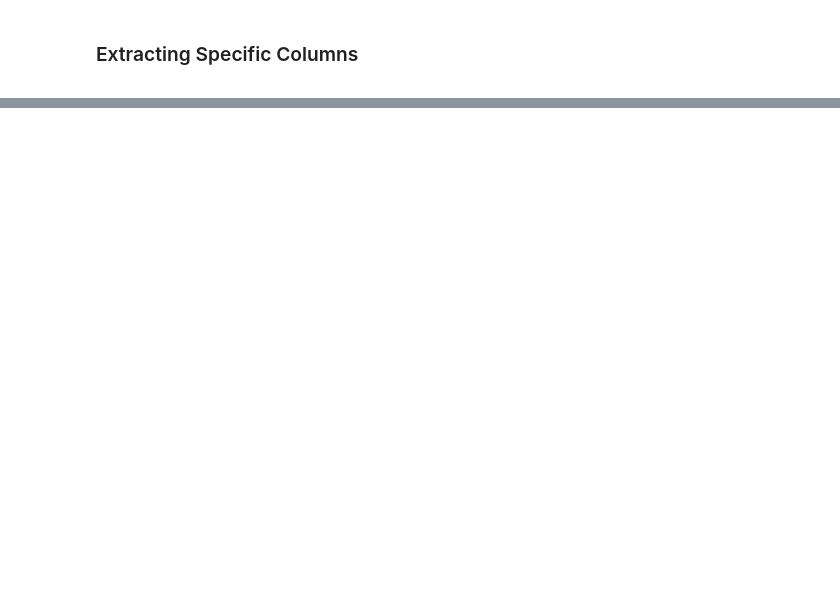
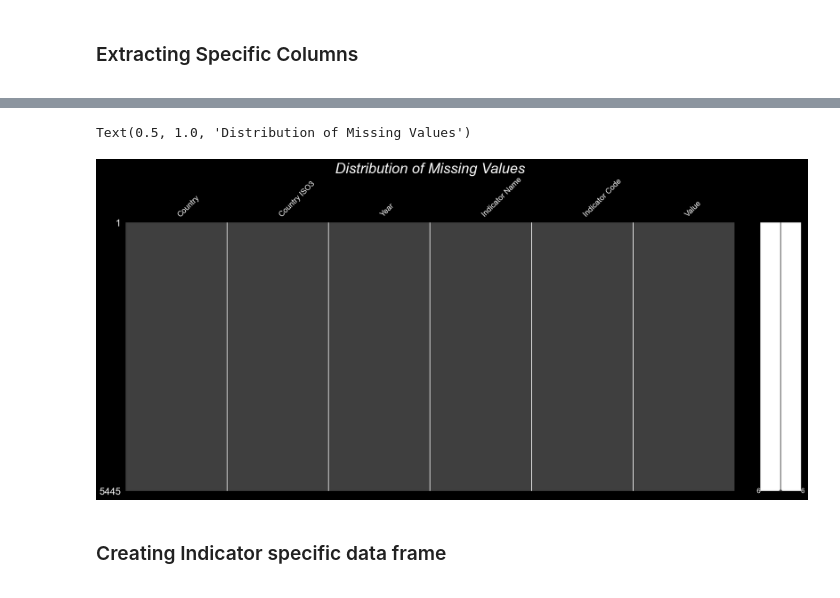
Before and after one commit to NajibAbdullahi/Demographics, a Jupyter notebook: PopulationStats.ipynb, the cells around one changed output, grey strips where cells are left out. Drawn from its saved outputs; the diff is of its cells as text; code cells hidden in the pictures; blank space fills up the shorter version.

Commit message:
Saving Data and Create Indicator Specific Data Frame

```diff
--- a/PopulationStats.ipynb
+++ b/PopulationStats.ipynb
@@ -68,0 +96,4 @@ final_df.to_csv('east_africa_pops_data.csv', index=False, header=True)
+# %%
+df=pd.read_csv('east_africa_pops_data.csv')
+df.rename(columns={'Country Name':'Country'},inplace=True)
+df.info()
@@ -68,0 +123,26 @@ final_df.to_csv('east_africa_pops_data.csv', index=False, header=True)
+# %%
+# visualization
+import missingno as msno
+import matplotlib as mpl
+import matplotlib.pyplot as plt
+import seaborn as sns
+import missingno as msno
+import plotly.express as px
+import plotly.figure_factory as ff
+import plotly.graph_objects as go
+
+# styling
+%matplotlib inline
+sns.set_theme(style="dark")
+mpl.rcParams['axes.unicode_minus'] = False
+pd.set_option('display.max_columns',None)
+plt.style.use('seaborn-dark-palette')
+plt.style.use('dark_background')
+# %%
+msno.matrix(df)
+plt.title('Distribution of Missing Values',fontsize=30, fontstyle= 'oblique')
+# %% [output]
+Text(0.5, 1.0, 'Distribution of Missing Values')
+[figure, added]
+# %% [markdown]
+<a id="indicatorspecific"><h3>Creating Indicator specific data frame</h3></a>
```
Also changed, not shown: parts of 10 cells of this notebook, 13 other files.
